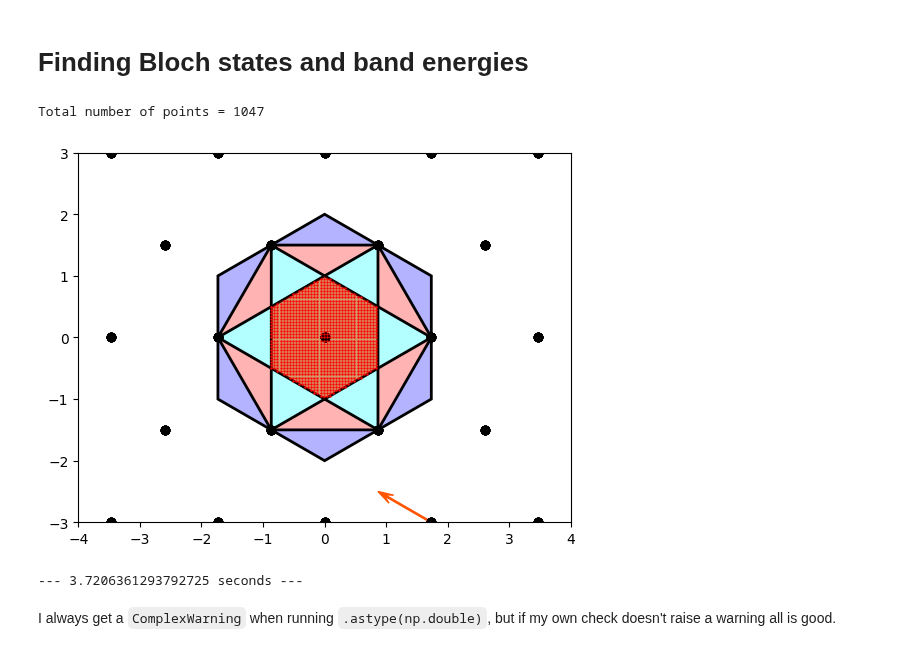
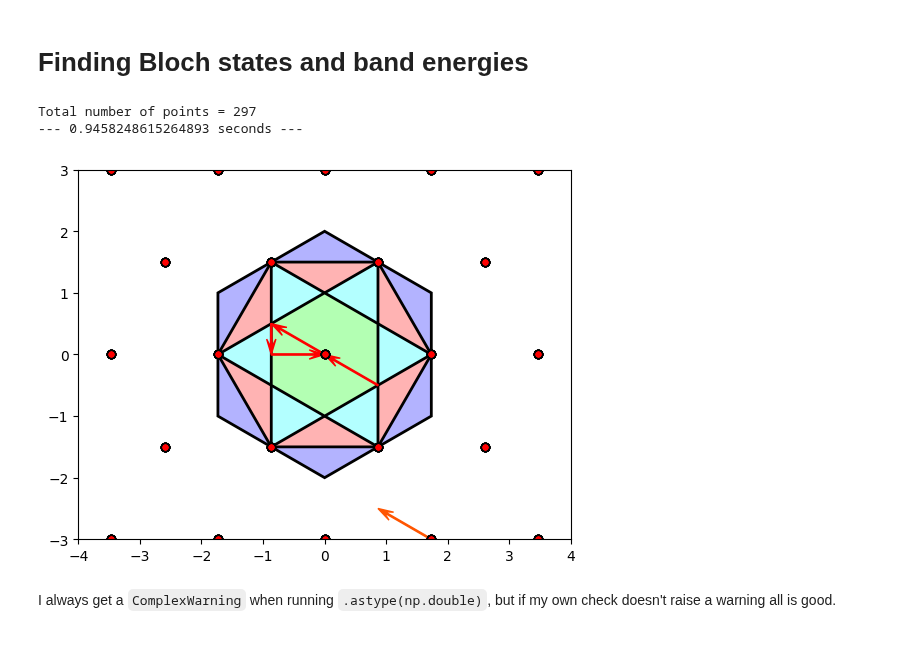
Before and after one commit to Shao-Wen-Chang/E9_constant, a Jupyter notebook: projects/general_plane_wave_expansion/band_structure_1Dcut.ipynb, the cells around one changed output. Saved outputs shown, nothing was run; the diff lists cells and outputs as text; code cells hidden in the pictures.

```diff
--- a/projects/general_plane_wave_expansion/band_structure_1Dcut.ipynb
+++ b/projects/general_plane_wave_expansion/band_structure_1Dcut.ipynb
@@ -56,7 +56,8 @@ num = 6             # size of q-momentum space we consider: (-num, num) (usually
 k_center = (0, 0)
 bandstart = 0       # starting from 0, inclusive
 bandend = 3         # inclusive
-qverts_str = 'E9c.Kp/E9c.k_lw, E9c.Kp2/E9c.k_lw, E9c.Kp3/E9c.k_lw, E9c.Kp4/E9c.k_lw, E9c.Kp5/E9c.k_lw, E9c.Kp6/E9c.k_lw, E9c.Kp/E9c.k_lw'
+qverts_str = 'E9c.Kp4/E9c.k_lw, E9c.Gp/E9c.k_lw, E9c.Kp/E9c.k_lw, E9c.Mp/E9c.k_lw, E9c.Gp/E9c.k_lw'
+x_ticklist = ["K'", '$\Gamma$', 'K', 'M', '$\Gamma$']
 # %% [markdown]
 # Initialization
 ## Units
@@ -158,29 +131,31 @@ for ax, V_real, ax_title in zip([ax_532, ax_1064, ax_super],
 # %%
 start_time = time.time()
 
 # Generate qset
-dq = 0.05
-qsets = bsc.FindqArea(qverts_arr, dqx = dq, dqy = dq)
+num_points = np.array([100, 100, 60, 40]) # number of points sampled between two points (can be an array specifying each path, or just one number for all)
+index_points = np.hstack((np.array([0]), np.cumsum(num_points))) - np.arange(len(num_points) + 1)
+qsets = bsc.FindqSets(num_points, qverts_arr)#bsc.FindqSets(points, Gammap/k, kp/k, mp/k, Gammap/k)
 print("Total number of points = {0}".format(len(qsets)))
-PlotBZinput = (qverts_str, qsets)
-ax_BZ = bsc.PlotBZ(qset = PlotBZinput)
+PlotBZinput = qverts_str
+ax_BZ = bsc.PlotBZSubplot()
+bsc.plot_qset(ax_BZ, qset = PlotBZinput)
 
 # find non-interacting solution
 e_values = np.zeros((len(qsets), bandnum), dtype = np.cdouble)
 e_states = np.zeros((len(qsets), size**2, bandnum), dtype = np.cdouble)
 
 Hq_mmat, Hq_nmat, H_532, H_1064 = bsc.find_H_components(num, Exp_lib, center = k_center)
 for i in range(len(qsets)):
     H = bsc.find_H(qsets[i], Exp_lib, Hq_mmat, Hq_nmat, H_532, H_1064)
     assert util.IsHermitian(H)
     e_values[i,:], e_states[i,:,:] = eigh(H, eigvals = (bandstart, bandend),
                                           overwrite_a = True, check_finite = False)
 
 print("--- {0} seconds ---".format((time.time() - start_time)))
 # %% [output]
-Total number of points = 1047
+Total number of points = 297
+--- 0.9458248615264893 seconds ---
-[figure, old version]
+[figure, new version]
---- 3.7206361293792725 seconds ---
 # %% [markdown]
 I always get a `ComplexWarning` when running `.astype(np.double)`, but if my own check doesn't raise a warning all is good.
 # %%
```
Also changed, not shown: parts of 5 cells of this notebook, 4 other files.
